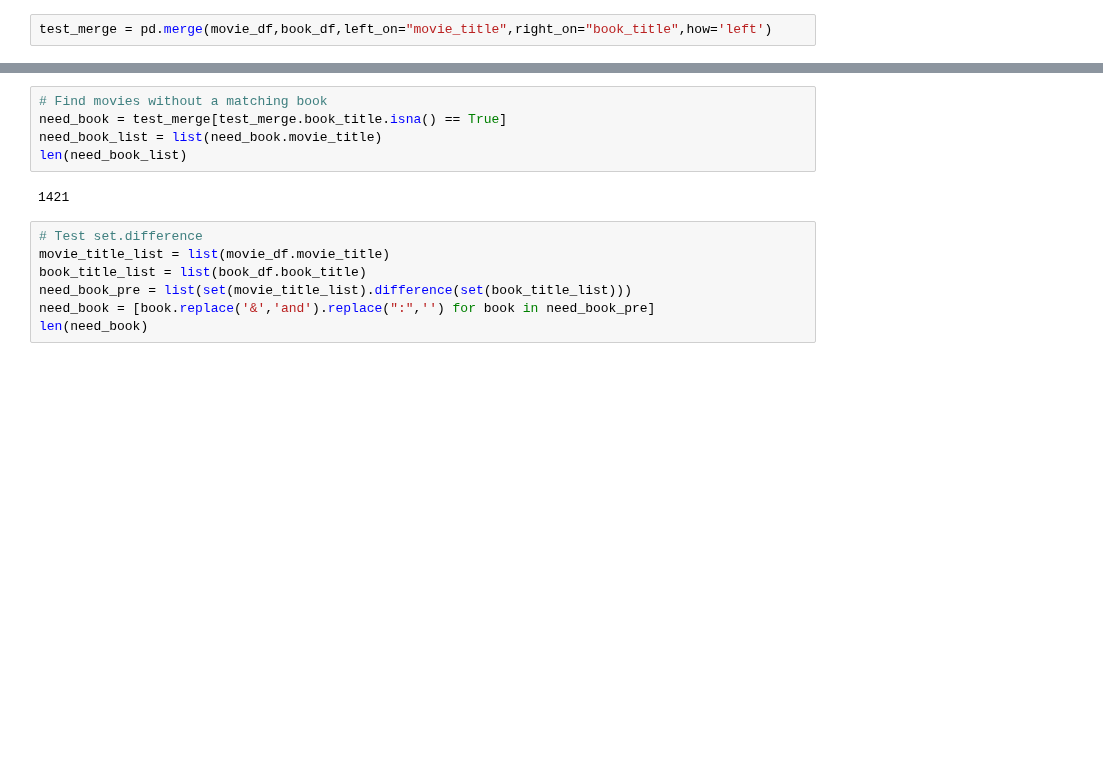
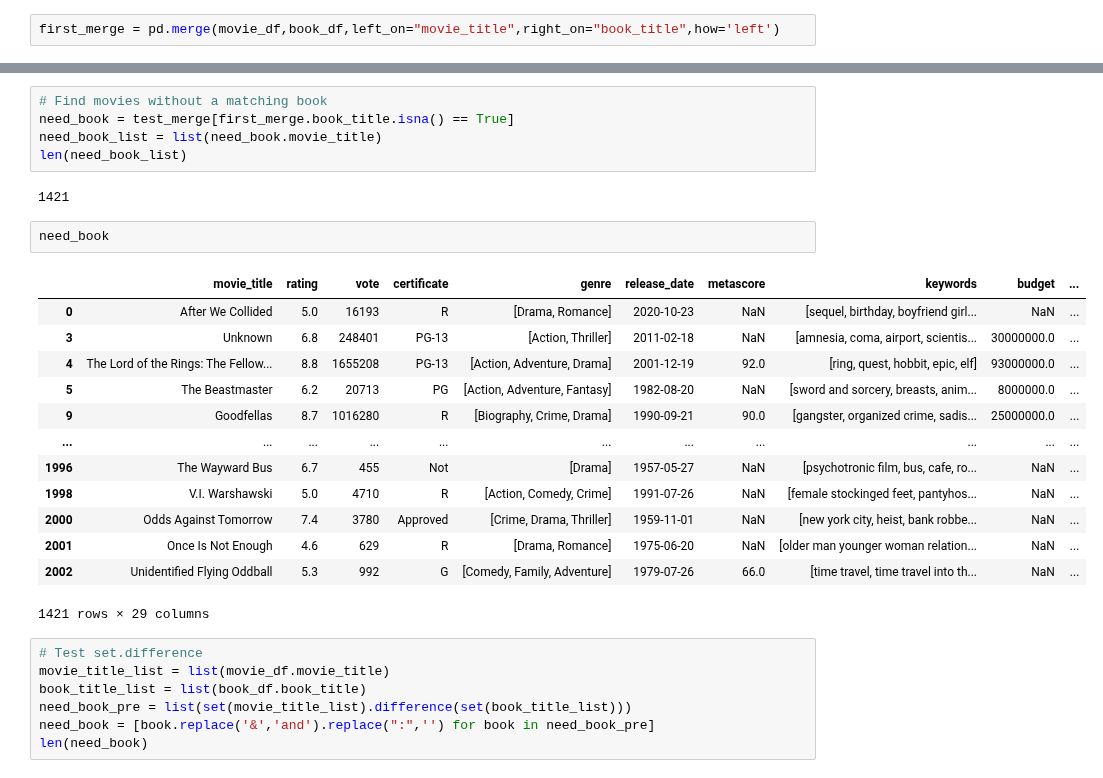
Before and after one commit to katiehuang1221/Predict-Revenue-Of-Movie-Adaptation, a Jupyter notebook: notebooks/merge_practice.ipynb, the cells around one changed output, grey strips where cells are left out. Saved outputs shown, nothing was run; the diff lists cells and outputs as text; blank space fills up the shorter version.

```diff
--- a/notebooks/merge_practice.ipynb
+++ b/notebooks/merge_practice.ipynb
@@ -6,4 +6,4 @@ import numpy as np
 movie_df = pd.read_pickle('../dump/movie_data')
 book_df = pd.read_pickle('../dump/book_data')
 # %%
-test_merge = pd.merge(movie_df,book_df,left_on="movie_title",right_on="book_title",how='left')
+first_merge = pd.merge(movie_df,book_df,left_on="movie_title",right_on="book_title",how='left')
@@ -26,10 +61,26 @@ test_merge
 # %%
 # Find movies without a matching book
-need_book = test_merge[test_merge.book_title.isna() == True]
+need_book = test_merge[first_merge.book_title.isna() == True]
 need_book_list = list(need_book.movie_title)
 len(need_book_list)
 # %% [output]
 1421
+# %%
+need_book
+# %% [output]
+|  | movie_title | rating | vote | certificate | genre | release_date | metascore | keywords | budget | ... |
+| 0 | After We Collided | 5.0 | 16193 | R | [Drama, Romance] | 2020-10-23 | NaN | [sequel, birthday, boyfriend girl... | NaN | ... |
+| 3 | Unknown | 6.8 | 248401 | PG-13 | [Action, Thriller] | 2011-02-18 | NaN | [amnesia, coma, airport, scientis... | 30000000.0 | ... |
+| 4 | The Lord of the Rings: The Fellow... | 8.8 | 1655208 | PG-13 | [Action, Adventure, Drama] | 2001-12-19 | 92.0 | [ring, quest, hobbit, epic, elf] | 93000000.0 | ... |
+| 5 | The Beastmaster | 6.2 | 20713 | PG | [Action, Adventure, Fantasy] | 1982-08-20 | NaN | [sword and sorcery, breasts, anim... | 8000000.0 | ... |
+| 9 | Goodfellas | 8.7 | 1016280 | R | [Biography, Crime, Drama] | 1990-09-21 | 90.0 | [gangster, organized crime, sadis... | 25000000.0 | ... |
+| ... | ... | ... | ... | ... | ... | ... | ... | ... | ... | ... |
+| 1996 | The Wayward Bus | 6.7 | 455 | Not | [Drama] | 1957-05-27 | NaN | [psychotronic film, bus, cafe, ro... | NaN | ... |
+| 1998 | V.I. Warshawski | 5.0 | 4710 | R | [Action, Comedy, Crime] | 1991-07-26 | NaN | [female stockinged feet, pantyhos... | NaN | ... |
+| 2000 | Odds Against Tomorrow | 7.4 | 3780 | Approved | [Crime, Drama, Thriller] | 1959-11-01 | NaN | [new york city, heist, bank robbe... | NaN | ... |
+| 2001 | Once Is Not Enough | 4.6 | 629 | R | [Drama, Romance] | 1975-06-20 | NaN | [older man younger woman relation... | NaN | ... |
+| 2002 | Unidentified Flying Oddball | 5.3 | 992 | G | [Comedy, Family, Adventure] | 1979-07-26 | 66.0 | [time travel, time travel into th... | NaN | ... |
+1421 rows × 29 columns
 # %%
 # Test set.difference
 movie_title_list = list(movie_df.movie_title)
```
Also changed, not shown: parts of 17 cells of this notebook.
